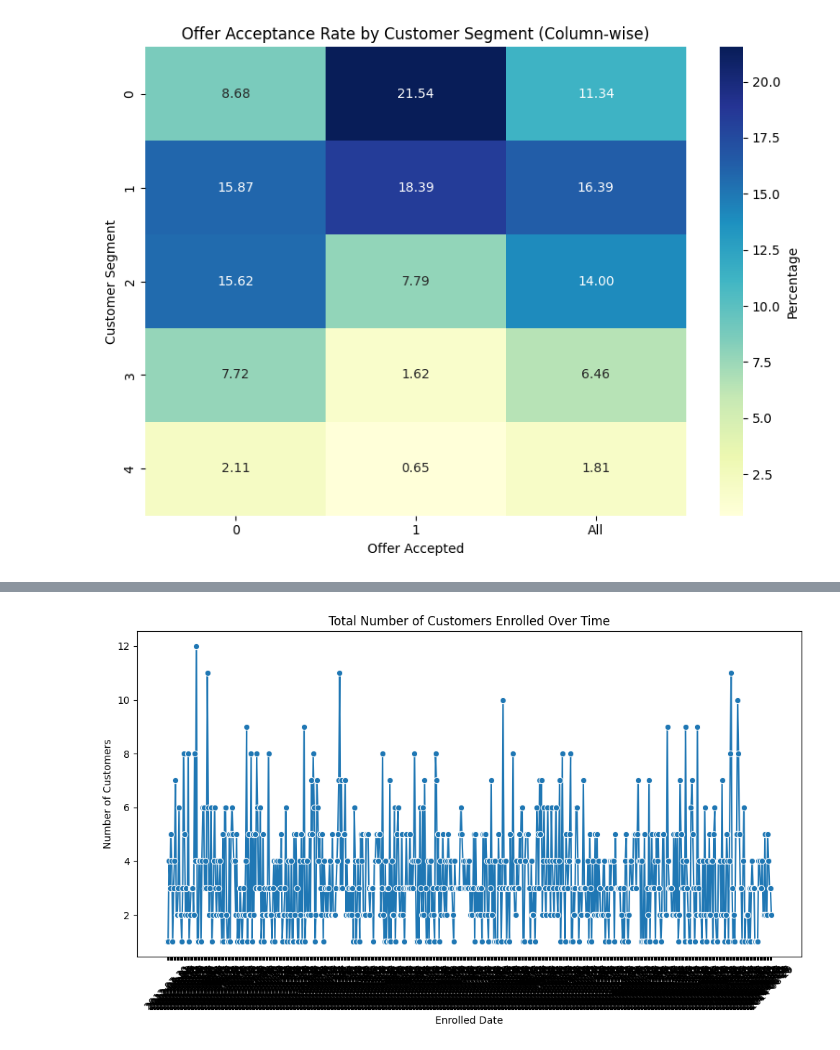
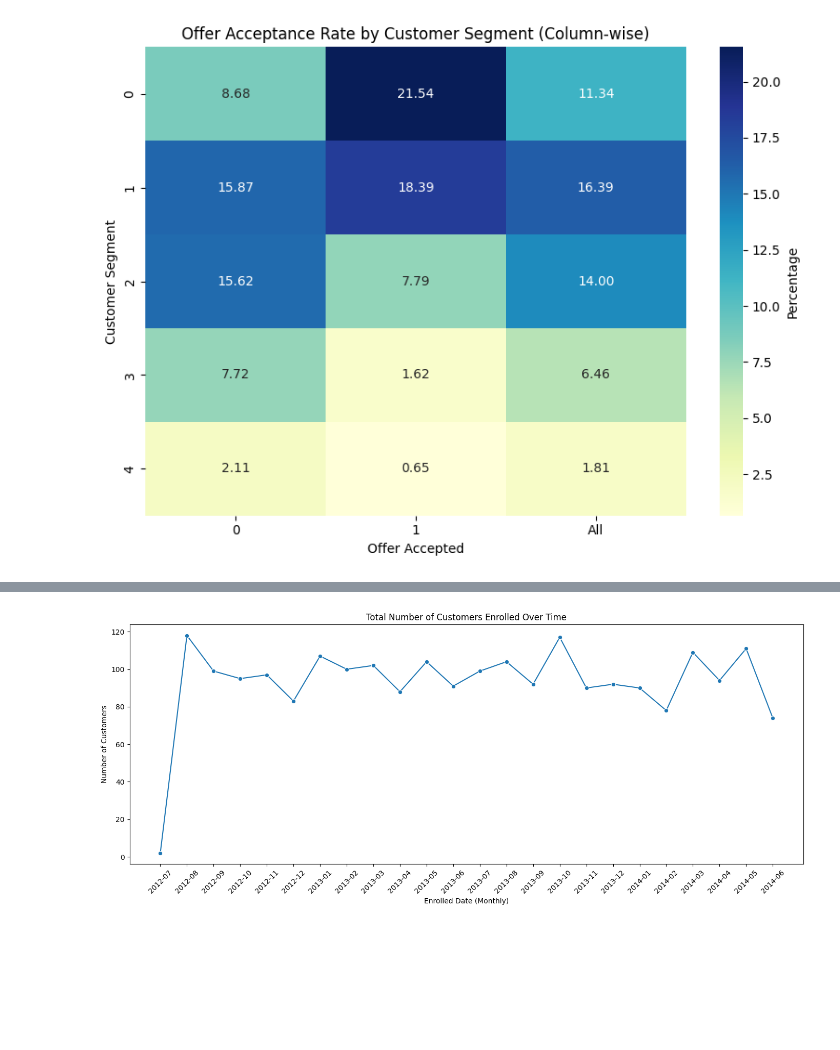
Before and after one commit to akshaykumar2972/POC2025, a Jupyter notebook: EDA.ipynb, the cells around one changed output, grey strips where cells are left out. Drawn from its saved outputs; the diff is of its cells as text; code cells hidden in the pictures; blank space fills up the shorter version.

```diff
--- a/EDA.ipynb
+++ b/EDA.ipynb
@@ -327,0 +281,5 @@ df_grouped = df.groupby('EnrolledDate')['CustomerId'].nunique().reset_index()
+# %%
+df['EnrolledDate'] = pd.to_datetime(df['EnrolledDate'])
+df_month = df.groupby(df['EnrolledDate'].dt.to_period('M'))['CustomerId'].count().reset_index()
+df_month.rename(columns={'EnrolledDate': 'Year', 'CustomerId': 'TotalCustomers'}, inplace=True)
+df_month
@@ -328,13 +304,13 @@ df_grouped = df.groupby('EnrolledDate')['CustomerId'].nunique().reset_index()
 # %%
-plt.figure(figsize=(10,6))
-sns.lineplot(x='EnrolledDate', y='CustomerId', data=df_grouped, marker='o')
+plt.figure(figsize=(14,6))
+sns.lineplot(x='Year', y='TotalCustomers', data=df_month.astype({'Year': str}), marker='o') # convert 'Year' column to string type
 plt.title('Total Number of Customers Enrolled Over Time')
-plt.xlabel('Enrolled Date')
+plt.xlabel('Enrolled Date (Monthly)')
 plt.ylabel('Number of Customers')
 plt.xticks(rotation=45)
 plt.tight_layout()
 plt.show()
 # %% [output]
-[figure, old version]
+[figure, new version]
 # %%
 #perform cummulative sum over time period
```
Also changed, not shown: parts of 4 cells of this notebook.
